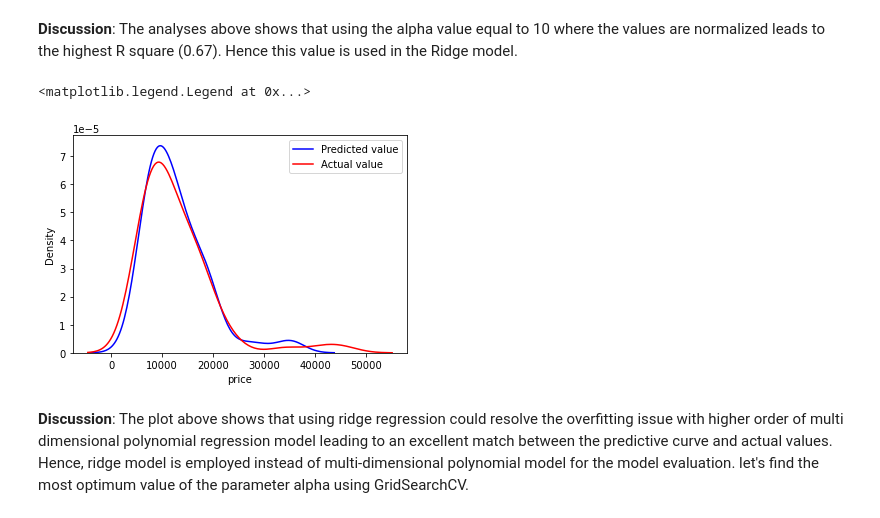
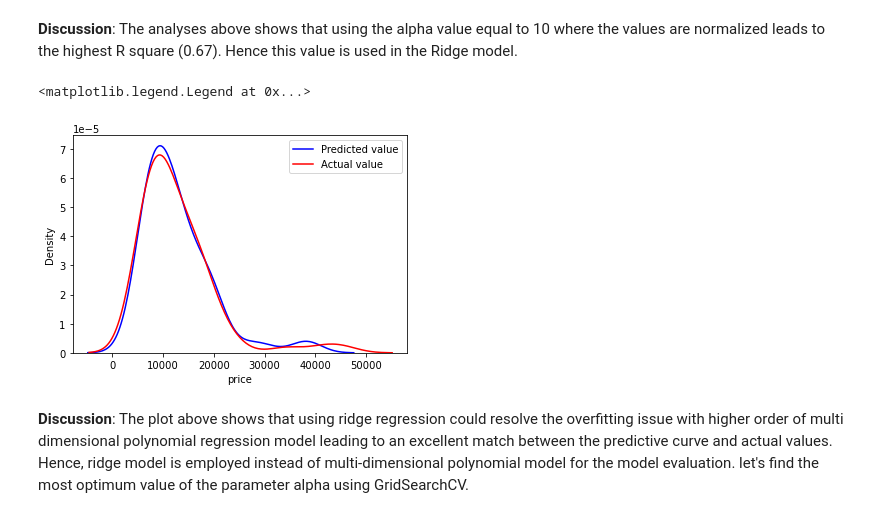
Before and after one commit to Farhad-Davaripour/Step_by_Step_Data_Analysis_Auto_Dataset, a Jupyter notebook: Code_Python.ipynb, the cells around one changed output. Drawn from its saved outputs; the diff is of its cells as text; code cells hidden in the pictures.

```diff
--- a/Code_Python.ipynb
+++ b/Code_Python.ipynb
@@ -685,17 +685,17 @@ Text(0, 0.5, 'Mean R-square_test data')
 **Discussion**: The analyses above shows that using the alpha value equal to 10 where the values are normalized leads to the highest R square (0.67). Hence this value is used in the Ridge model.
 # %%
 %%capture --no-display
-deg = 3
+deg = 4
 input_ridge = [('polynomial',PolynomialFeatures(degree=deg)),('model',Ridge(alpha=10, normalize=True))]
 pipe_ridge = Pipeline(input_ridge)
 pipe_ridge.fit(x_train[cor_list],y_train)
 yhat_ridge = pipe_ridge.predict(x_test[cor_list])
 sns.distplot(yhat_ridge, hist=False, label='Predicted value', color='blue')
 sns.distplot(y_test, hist=False, label='Actual value', color='red')
 plt.legend()
 # %% [output]
 <matplotlib.legend.Legend at 0x...>
-[figure, old version]
+[figure, new version]
 # %% [markdown]
 **Discussion**: The plot above shows that using ridge regression could resolve the overfitting issue with higher order of multi dimensional polynomial regression model leading to an excellent match between the predictive curve and actual values. Hence, ridge model is employed instead of multi-dimensional polynomial model for the model evaluation. let's find the most optimum value of the parameter alpha using GridSearchCV.
 # %% [markdown]
```
Also changed, not shown: parts of 10 cells of this notebook.
